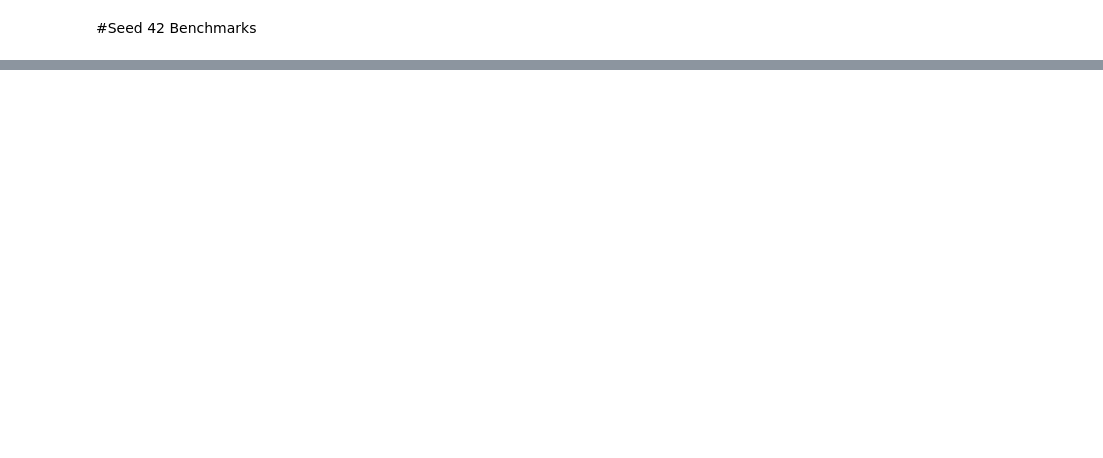
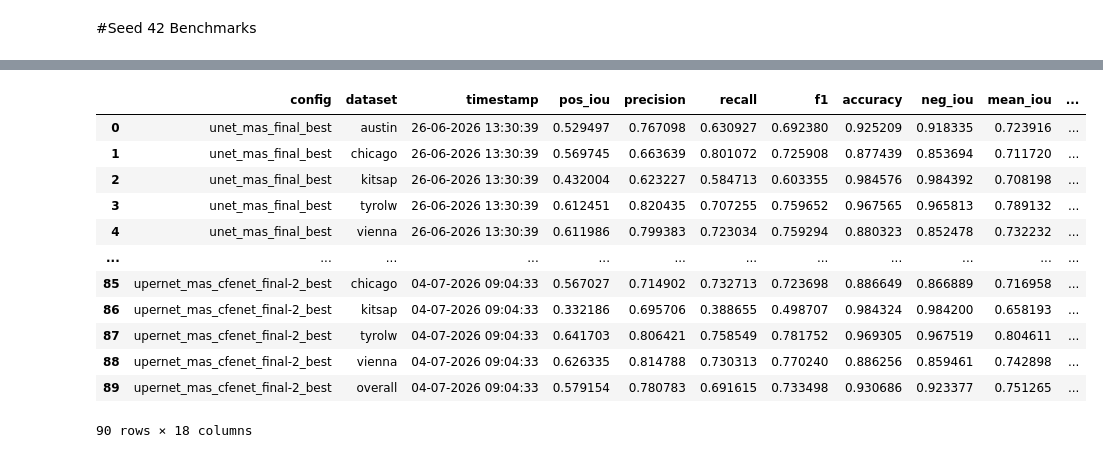
Before and after one commit to MrAI-Rohan/cross-fusion-aerialbs, a Jupyter notebook: evaluation/result_tables.ipynb, the cells around one changed output, grey strips where cells are left out. Drawn from its saved outputs; the diff is of its cells as text; code cells hidden in the pictures; blank space fills up the shorter version.

```diff
--- a/evaluation/result_tables.ipynb
+++ b/evaluation/result_tables.ipynb
@@ -97,0 +110,21 @@ whu_benchmarks
+# %%
+inria_benchmarks = pd.read_csv("seed42_inria_benchmarks.csv")
+inria_benchmarks["decoder"] = get_decoder(inria_benchmarks)
+inria_benchmarks["cfenet"] = if_cfenet(inria_benchmarks)
+inria_benchmarks["training_dataset"] = get_training_dataset(inria_benchmarks)
+inria_benchmarks["name"] = [assign_name(name) for name in inria_benchmarks["config"].to_list()]
+inria_benchmarks
+# %% [output]
+|  | config | dataset | timestamp | pos_iou | precision | recall | f1 | accuracy | neg_iou | mean_iou | ... |
+| 0 | unet_mas_final_best | austin | 26-06-2026 13:30:39 | 0.529497 | 0.767098 | 0.630927 | 0.692380 | 0.925209 | 0.918335 | 0.723916 | ... |
+| 1 | unet_mas_final_best | chicago | 26-06-2026 13:30:39 | 0.569745 | 0.663639 | 0.801072 | 0.725908 | 0.877439 | 0.853694 | 0.711720 | ... |
+| 2 | unet_mas_final_best | kitsap | 26-06-2026 13:30:39 | 0.432004 | 0.623227 | 0.584713 | 0.603355 | 0.984576 | 0.984392 | 0.708198 | ... |
+| 3 | unet_mas_final_best | tyrolw | 26-06-2026 13:30:39 | 0.612451 | 0.820435 | 0.707255 | 0.759652 | 0.967565 | 0.965813 | 0.789132 | ... |
+| 4 | unet_mas_final_best | vienna | 26-06-2026 13:30:39 | 0.611986 | 0.799383 | 0.723034 | 0.759294 | 0.880323 | 0.852478 | 0.732232 | ... |
+| ... | ... | ... | ... | ... | ... | ... | ... | ... | ... | ... | ... |
+| 85 | upernet_mas_cfenet_final-2_best | chicago | 04-07-2026 09:04:33 | 0.567027 | 0.714902 | 0.732713 | 0.723698 | 0.886649 | 0.866889 | 0.716958 | ... |
+| 86 | upernet_mas_cfenet_final-2_best | kitsap | 04-07-2026 09:04:33 | 0.332186 | 0.695706 | 0.388655 | 0.498707 | 0.984324 | 0.984200 | 0.658193 | ... |
+| 87 | upernet_mas_cfenet_final-2_best | tyrolw | 04-07-2026 09:04:33 | 0.641703 | 0.806421 | 0.758549 | 0.781752 | 0.969305 | 0.967519 | 0.804611 | ... |
+| 88 | upernet_mas_cfenet_final-2_best | vienna | 04-07-2026 09:04:33 | 0.626335 | 0.814788 | 0.730313 | 0.770240 | 0.886256 | 0.859461 | 0.742898 | ... |
+| 89 | upernet_mas_cfenet_final-2_best | overall | 04-07-2026 09:04:33 | 0.579154 | 0.780783 | 0.691615 | 0.733498 | 0.930686 | 0.923377 | 0.751265 | ... |
+90 rows × 18 columns
```
Also changed, not shown: parts of 12 cells of this notebook, 7 other files.
